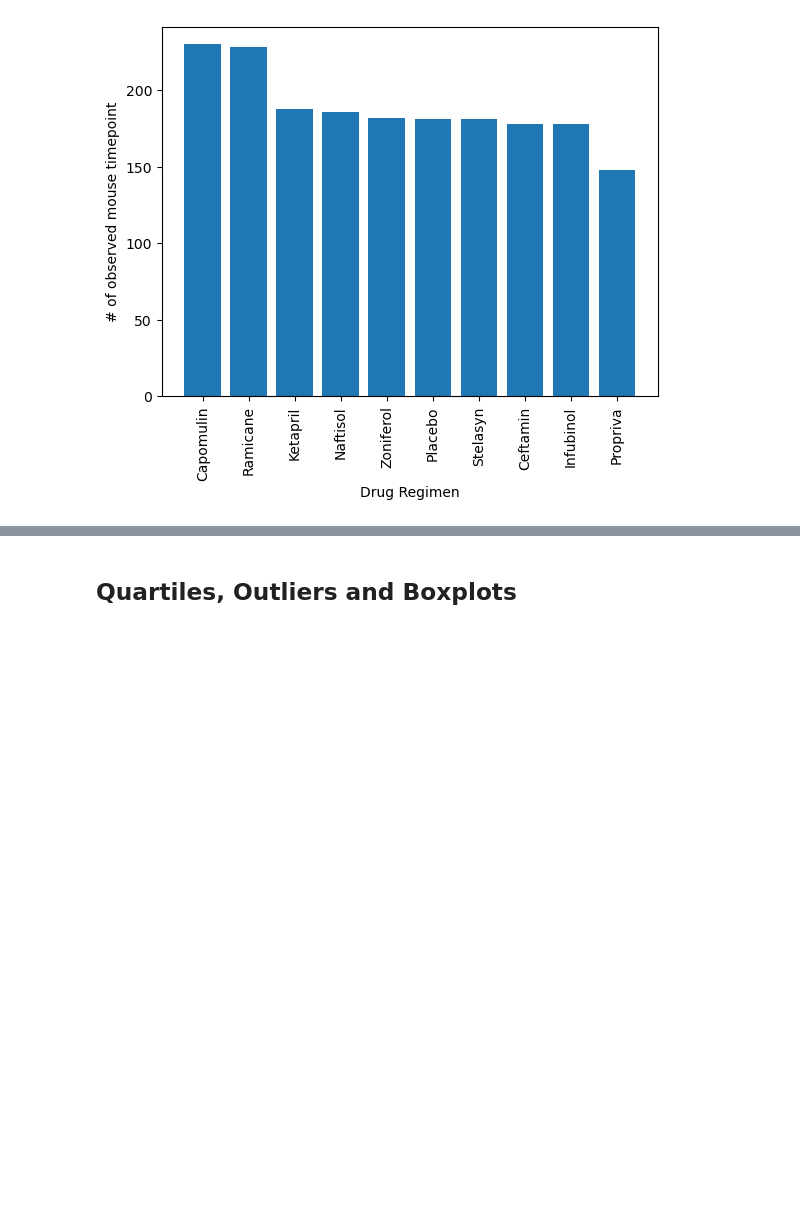
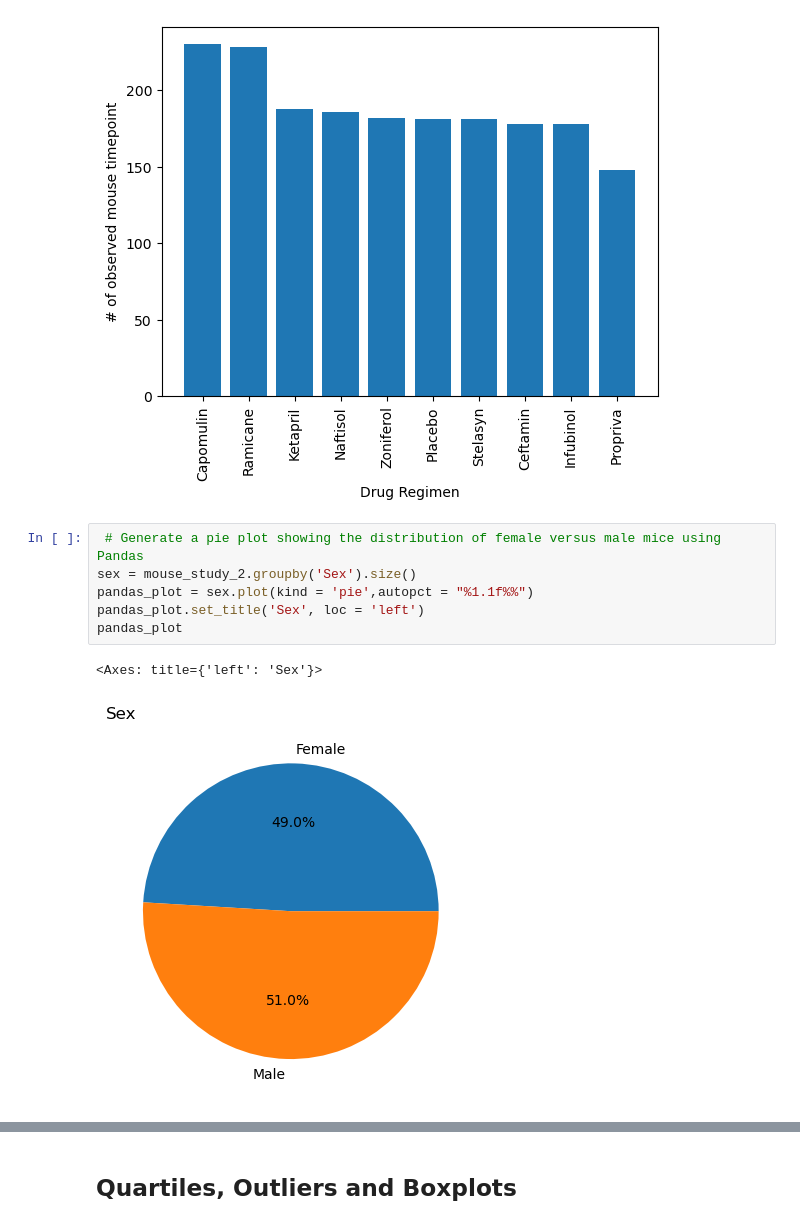
Before and after one commit to dilqvl62/Pymaceuticals-INC, a Jupyter notebook: Pymaceuticals/pymaceuticals.ipynb, the cells around one changed output, grey strips where cells are left out. Drawn from its saved outputs; the diff is of its cells as text; blank space fills up the shorter version.

```diff
--- a/Pymaceuticals/pymaceuticals.ipynb
+++ b/Pymaceuticals/pymaceuticals.ipynb
@@ -153,6 +153,15 @@ plt.bar(x_axis, y_axis)
 plt.show()
 # %% [output]
 [figure]
+# %%
+ # Generate a pie plot showing the distribution of female versus male mice using Pandas
+sex = mouse_study_2.groupby('Sex').size()
+pandas_plot = sex.plot(kind = 'pie',autopct = "%1.1f%%")
+pandas_plot.set_title('Sex', loc = 'left')
+pandas_plot
+# %% [output]
+<Axes: title={'left': 'Sex'}>
+[figure, added]
 # %%
 # Generate a pie plot showing the distribution of female versus male mice using pyplot
 sex_category = mouse_study_2.groupby('Sex').size()
```
Also changed, not shown: parts of 5 cells of this notebook, 1 other file.
